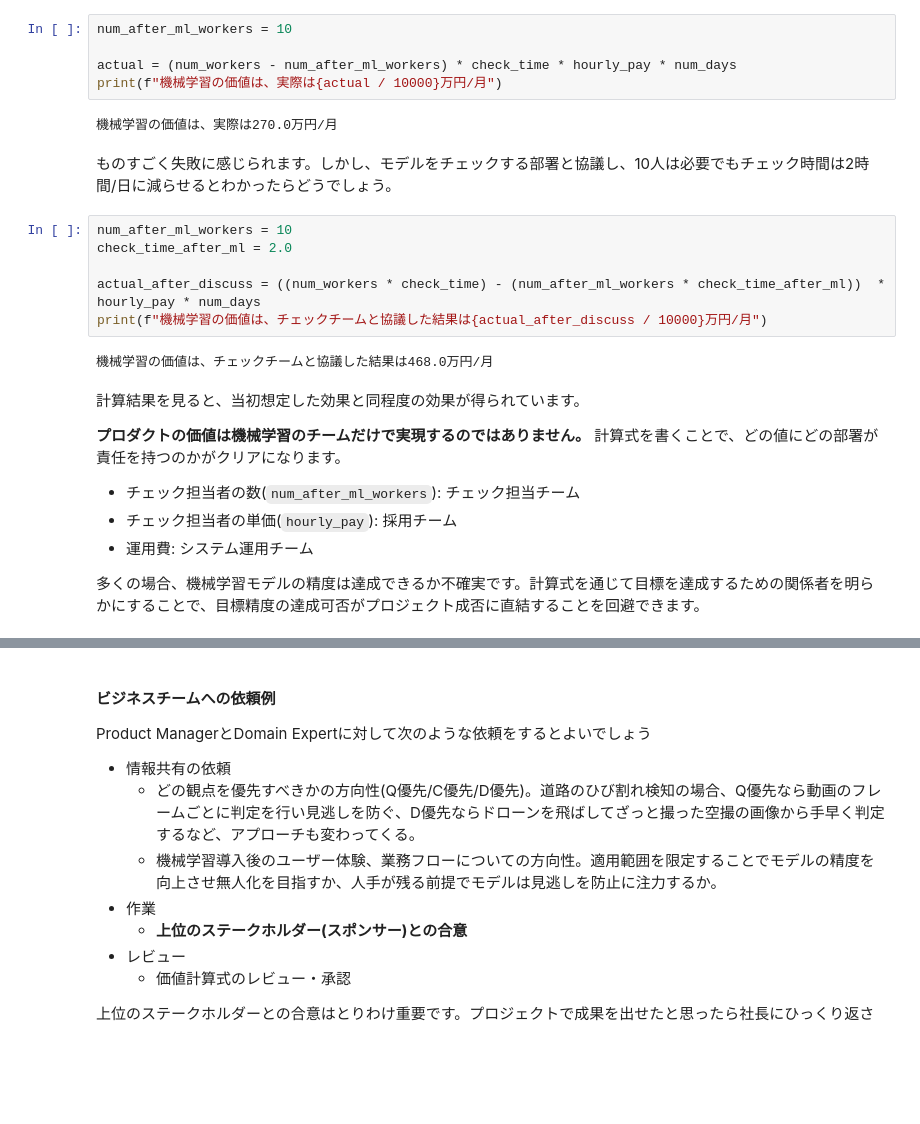
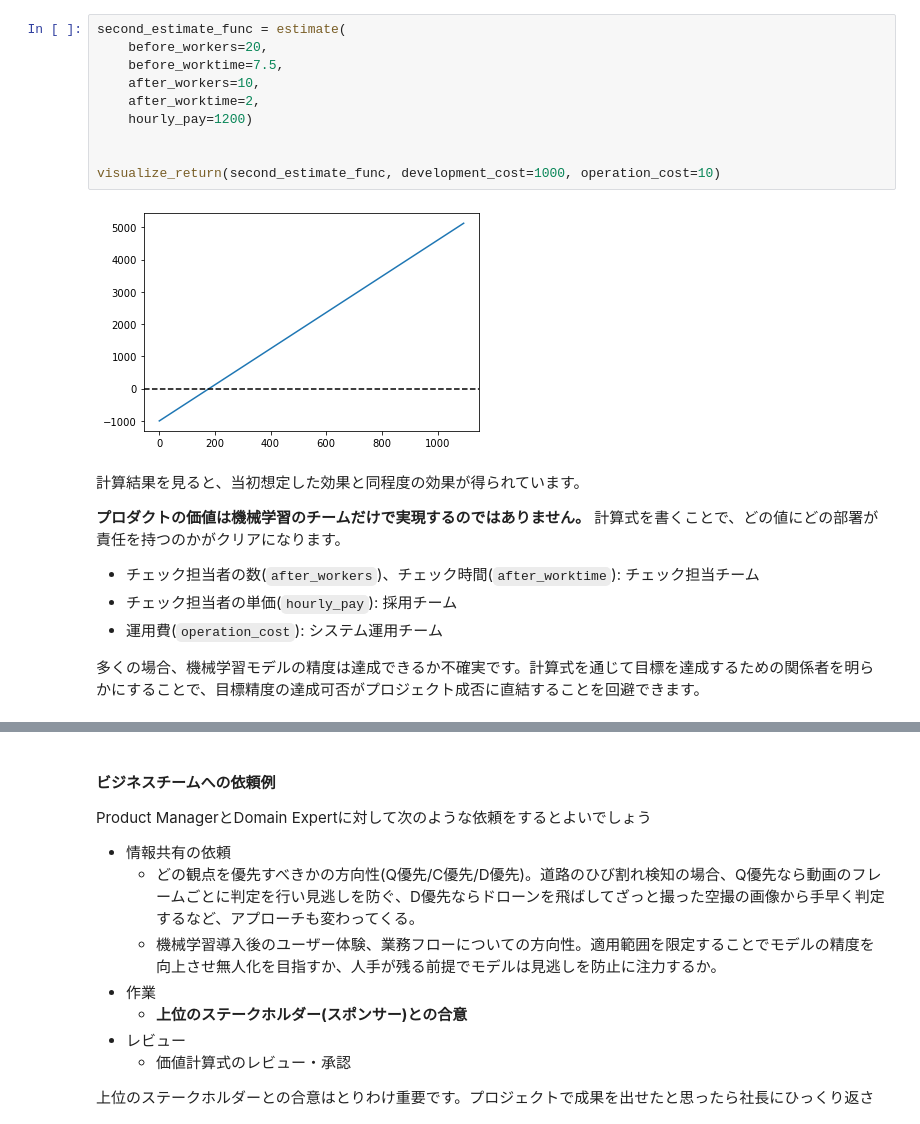
Before and after one commit to aws-samples/aws-ml-enablement-workshop, a Jupyter notebook: notebooks/01_business_understanding.ipynb, the cells around one changed output, grey strips where cells are left out. Saved outputs shown, nothing was run; the diff lists cells and outputs as text; blank space fills up the shorter version.

```diff
--- a/notebooks/01_business_understanding.ipynb
+++ b/notebooks/01_business_understanding.ipynb
@@ -64,28 +132,23 @@ print(f"機械学習の価値は{expected / 10000}万円/月")
 # %%
-num_after_ml_workers = 10
+second_estimate_func = estimate(
+    before_workers=20,
+    before_worktime=7.5,
+    after_workers=10,
+    after_worktime=2,
+    hourly_pay=1200)
 
-actual = (num_workers - num_after_ml_workers) * check_time * hourly_pay * num_days
-print(f"機械学習の価値は、実際は{actual / 10000}万円/月")
+
+visualize_return(second_estimate_func, development_cost=1000, operation_cost=10)
 # %% [output]
-機械学習の価値は、実際は270.0万円/月
+[figure, added]
-# %% [markdown]
-ものすごく失敗に感じられます。しかし、モデルをチェックする部署と協議し、10人は必要でもチェック時間は2時間/日に減らせるとわかったらどうでしょう。
-# %%
-num_after_ml_workers = 10
-check_time_after_ml = 2.0
-
-actual_after_discuss = ((num_workers * check_time) - (num_after_ml_workers * check_time_after_ml))  * hourly_pay * num_days
-print(f"機械学習の価値は、チェックチームと協議した結果は{actual_after_discuss / 10000}万円/月")
-# %% [output]
-機械学習の価値は、チェックチームと協議した結果は468.0万円/月
 # %% [markdown]
 計算結果を見ると、当初想定した効果と同程度の効果が得られています。
 
 **プロダクトの価値は機械学習のチームだけで実現するのではありません。** 計算式を書くことで、どの値にどの部署が責任を持つのかがクリアになります。
 
-* チェック担当者の数(`num_after_ml_workers`): チェック担当チーム
+* チェック担当者の数(`after_workers`)、チェック時間(`after_worktime`): チェック担当チーム
 * チェック担当者の単価(`hourly_pay`): 採用チーム
-* 運用費: システム運用チーム
+* 運用費(`operation_cost`): システム運用チーム
 
 多くの場合、機械学習モデルの精度は達成できるか不確実です。計算式を通じて目標を達成するための関係者を明らかにすることで、目標精度の達成可否がプロジェクト成否に直結することを回避できます。
 # %% [markdown]
```
Also changed, not shown: parts of 7 cells of this notebook, 8 other files.
